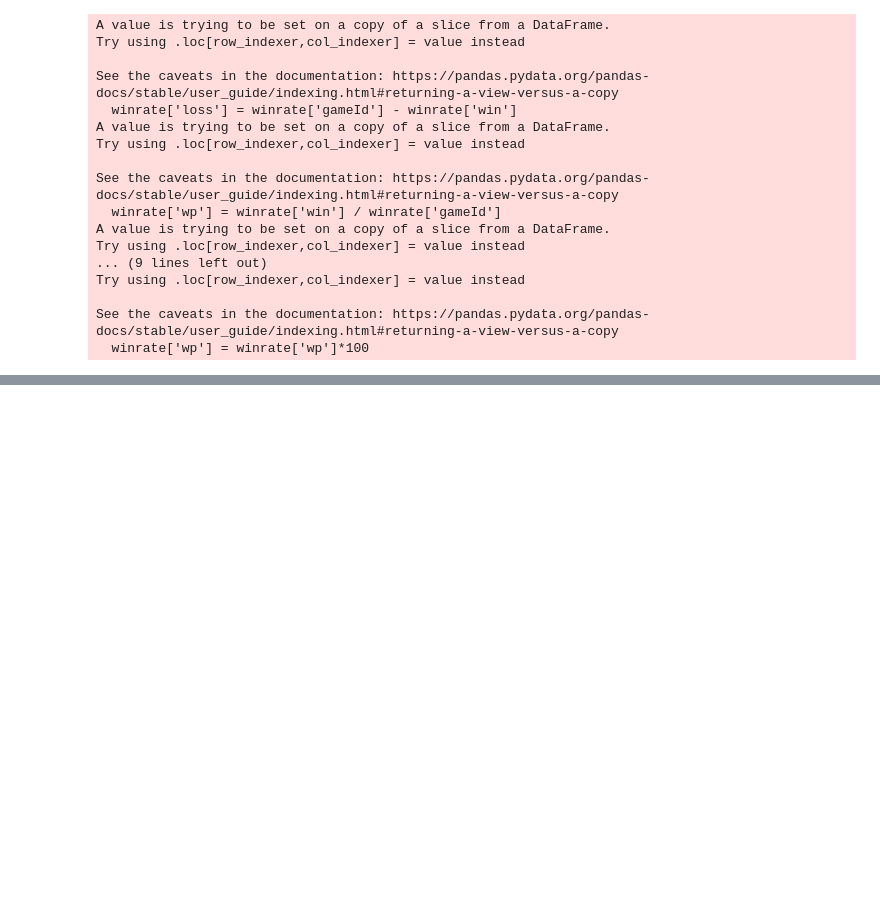
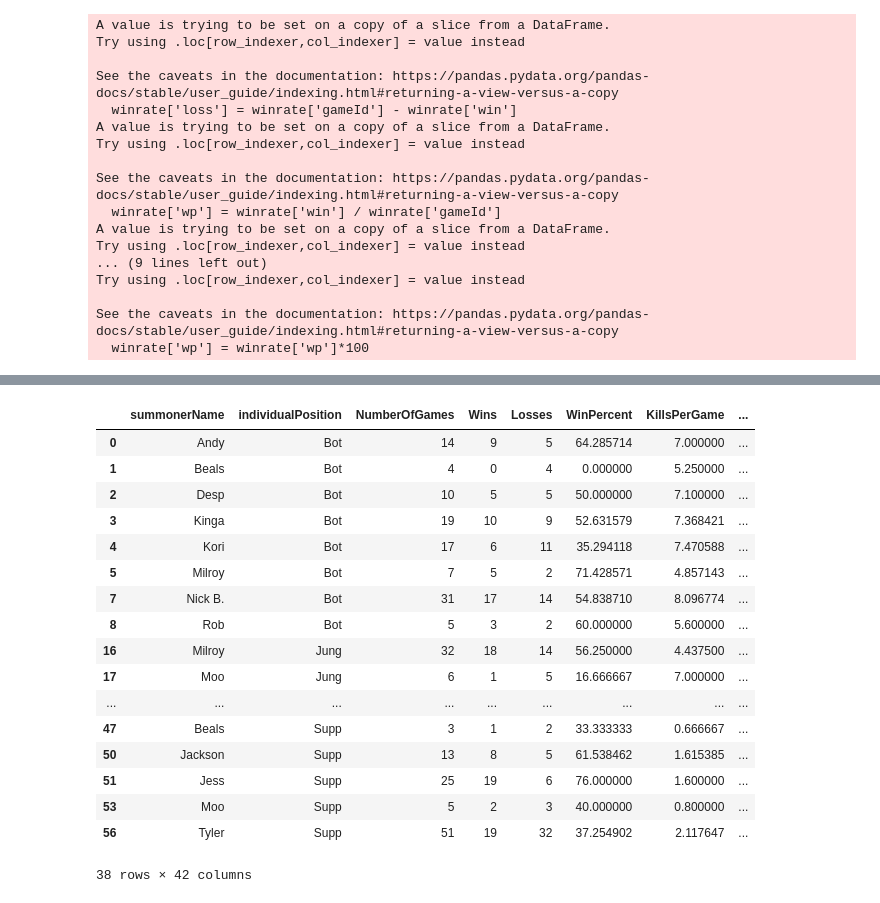
Before and after one commit to AndyGoodwin16/ToxicTuesday, a Jupyter notebook: ETL/Untitled.ipynb, the cells around one changed output, grey strips where cells are left out. Saved outputs shown, nothing was run; the diff lists cells and outputs as text; code cells hidden in the pictures; blank space fills up the shorter version.

```diff
--- a/ETL/Untitled.ipynb
+++ b/ETL/Untitled.ipynb
@@ -4,7 +4,7 @@ import pandas as pd
 from sqlalchemy import create_engine
 
 #Import raw data tables in sqlite file as pandas dataframes.
-database_path = 'storage.sqlite'
+database_path = 'storage2.sqlite'
 
 engine = create_engine(f'sqlite:///{database_path}')
 con = engine.connect()
@@ -118,7 +118,7 @@ df_per_min['dpg'] = df_per_min['dpm'] / df_per_min['gpm']
 df_per_min = df_per_min[['cspm', 'gpm', 'dpm', 'dtpm', 'hpm', 'ahspm', 'vspm', 'wppm', 'wkpm', 'dpg']]
 
 #Create dataframe with appropriate per game stats and grouped by Position and Name.
-df8 = df4[['individualPosition', 'summonerName', 'kills', 'deaths', 'assists', 'goldEarned', 'totalDamageDealtToChampions', 'totalDamageTaken', 'damageDealtToTurrets', 'firstBloodKill', 'firstBloodAssist', 'firstTowerKill',
+df8 = df4[['individualPosition', 'summonerName', 'kills', 'deaths', 'assists', 'goldEarned', 'totalDamageDealtToChampions', 'totalDamageTaken', 'timeCCingOthers', 'damageDealtToTurrets', 'firstBloodKill', 'firstBloodAssist', 'firstTowerKill',
            'firstTowerAssist', 'turretPlatesTaken', 'soloKills', 'outnumberedKills', 'doubleKills', 'tripleKills', 'quadraKills', 'pentaKills', 'epicMonsterSteals', 'skillshotsHit', 'skillshotsDodged',
            'abilityUses', 'wardsGuarded', 'visionWardsBoughtInGame', 'laneMinionsFirst10Minutes', 'jungleCsBefore10Minutes', 'team_goldEarned', 'team_totalDamageDealtToChampions', 'team_totalDamageTaken', 'team_kills']]
 df9 = df8.groupby(['individualPosition', 'summonerName']).sum()
@@ -154,13 +154,14 @@ df11['skillshotsDodged_per_game'] = df11['skillshotsDodged'] / df11['gameId']
 df11['abilityUses_per_game'] = df11['abilityUses'] / df11['gameId']
 df11['minionsFirst10Minutes_per_game'] = (df11['laneMinionsFirst10Minutes'] + df11['jungleCsBefore10Minutes']) / df11['gameId']
 df11['damageDealtToTurrets_per_game'] = df11['damageDealtToTurrets'] / df11['gameId']
+df11['timeCCingOthers_per_game'] = df11['timeCCingOthers'] / df11['gameId']
 df11 = df11.reset_index()
 
 #Organize dataframe columns in desired order.
 game_data = df11[['summonerName', 'individualPosition', 'gameId', 'win', 'loss', 'wp', 'kills_per_game', 'deaths_per_game', 'assists_per_game', 'kda', 'kp', 'cspm', 'gpm', 'gold_perc', 'dpm', 'dmg_perc', 'dpg', 'dtpm', 'dmg_tkn_perc', 'hpm', 'ahspm', 'vspm', 'wppm',
               'wkpm', 'visionWardsBoughtInGame_per_game', 'wardsGuarded_per_game', 'first_blood_involved_per_game', 'first_tower_involved_per_game', 'solo_kills_per_game', 'outnumbered_kills_per_game',
               'doubleKills_per_game', 'tripleKills_per_game', 'quadraKills_per_game', 'pentaKills_per_game', 'turret_plates_taken_per_game', 'damageDealtToTurrets_per_game',
-              'minionsFirst10Minutes_per_game', 'skillshotsHit_per_game', 'skillshotsDodged_per_game', 'abilityUses_per_game', 'epicMonsterSteals_per_game']]
+              'minionsFirst10Minutes_per_game', 'timeCCingOthers_per_game', 'skillshotsHit_per_game', 'skillshotsDodged_per_game', 'abilityUses_per_game', 'epicMonsterSteals_per_game']]
 
 #Create dataframe of winrate stats by player.
 #Calculate wins and games played by player.
@@ -383,6 +384,7 @@ game_data = game_data.rename(columns = {
     'turret_plates_taken_per_game': 'TurretPlatesTakenPerGame',
     'damageDealtToTurrets_per_game': 'DamageToTurretsPerGame',
     'minionsFirst10Minutes_per_game': 'CSat10MinPerGame',
+    'timeCCingOthers_per_game': 'TimeCCingOthersPerGame',
     'skillshotsHit_per_game': 'SkillshotsHitPerGame',
     'skillshotsDodged_per_game': 'SkillshotsDodgedPerGame',
     'abilityUses_per_game': 'AbilityUsesPerGame',
@@ -620,0 +665,21 @@ raw_data99.groupby('Position').sum()
+# %%
+game_data
+# %% [output]
+|  | summonerName | individualPosition | NumberOfGames | Wins | Losses | WinPercent | KillsPerGame | ... |
+| 0 | Andy | Bot | 14 | 9 | 5 | 64.285714 | 7.000000 | ... |
+| 1 | Beals | Bot | 4 | 0 | 4 | 0.000000 | 5.250000 | ... |
+| 2 | Desp | Bot | 10 | 5 | 5 | 50.000000 | 7.100000 | ... |
+| 3 | Kinga | Bot | 19 | 10 | 9 | 52.631579 | 7.368421 | ... |
+| 4 | Kori | Bot | 17 | 6 | 11 | 35.294118 | 7.470588 | ... |
+| 5 | Milroy | Bot | 7 | 5 | 2 | 71.428571 | 4.857143 | ... |
+| 7 | Nick B. | Bot | 31 | 17 | 14 | 54.838710 | 8.096774 | ... |
+| 8 | Rob | Bot | 5 | 3 | 2 | 60.000000 | 5.600000 | ... |
+| 16 | Milroy | Jung | 32 | 18 | 14 | 56.250000 | 4.437500 | ... |
+| 17 | Moo | Jung | 6 | 1 | 5 | 16.666667 | 7.000000 | ... |
+| ... | ... | ... | ... | ... | ... | ... | ... | ... |
+| 47 | Beals | Supp | 3 | 1 | 2 | 33.333333 | 0.666667 | ... |
+| 50 | Jackson | Supp | 13 | 8 | 5 | 61.538462 | 1.615385 | ... |
+| 51 | Jess | Supp | 25 | 19 | 6 | 76.000000 | 1.600000 | ... |
+| 53 | Moo | Supp | 5 | 2 | 3 | 40.000000 | 0.800000 | ... |
+| 56 | Tyler | Supp | 51 | 19 | 32 | 37.254902 | 2.117647 | ... |
+38 rows × 42 columns
```
Also changed, not shown: parts of 10 cells of this notebook, 5 other files.
